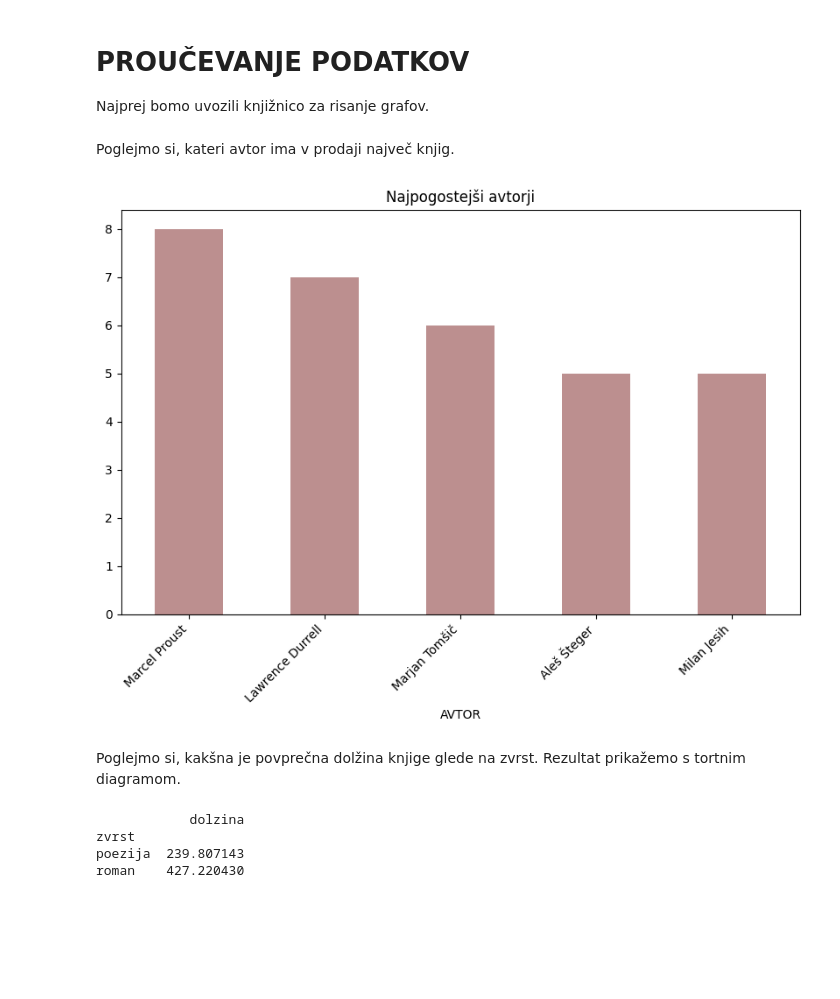
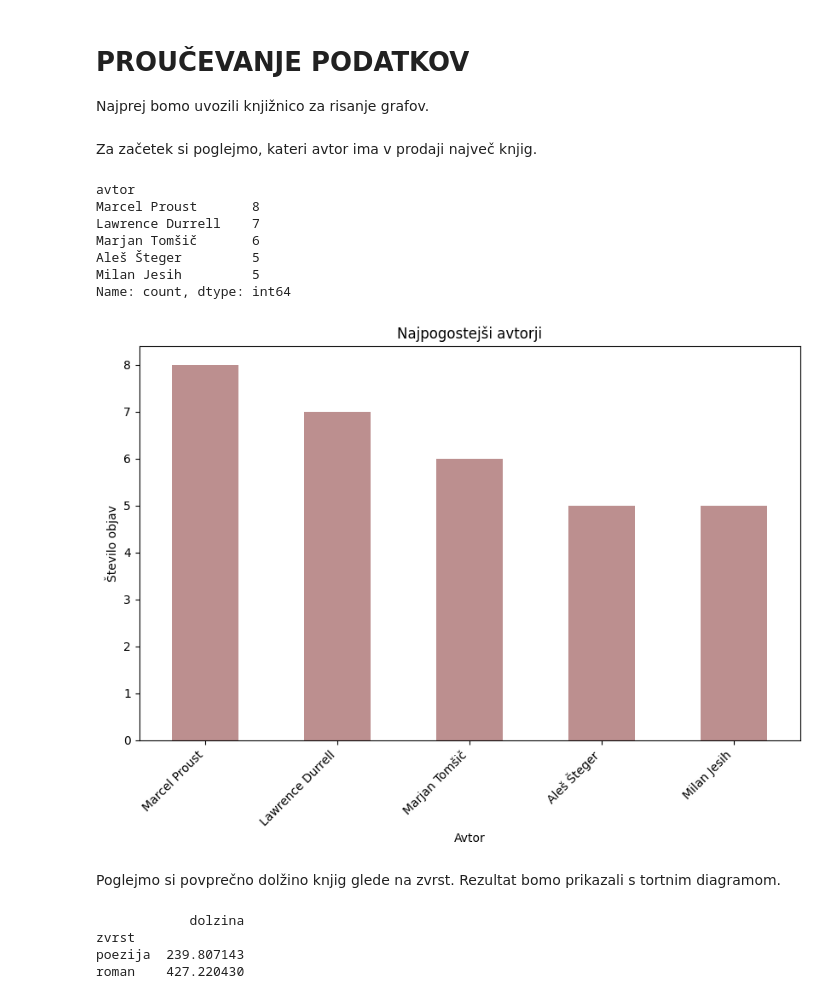
Before and after one commit to zAlaGregorc/UVP_projektna_naloga_Gregorc, a Jupyter notebook: analiza.ipynb, the cells around one changed output. Cells and saved outputs as stored; diff of their text form; code cells hidden in the pictures; blank space fills up the shorter version.

```diff
--- a/analiza.ipynb
+++ b/analiza.ipynb
@@ -51,21 +40,29 @@ Najprej bomo uvozili knjižnico za risanje grafov.
 # %%
 import matplotlib.pyplot as plt
 # %% [markdown]
-Poglejmo si, kateri avtor ima v prodaji največ knjig.
+Za začetek si poglejmo, kateri avtor ima v prodaji največ knjig.
 # %%
 # izberemo 5 najpogostejših avtorjev
 najpogosteje = KNJIGE['avtor'].value_counts().nlargest(5)
+print(najpogosteje)
 
-# narisemo histogram
+# narišemo histogram
 plt.figure(figsize=(10, 6))
 najpogosteje.plot(kind='bar', color='rosybrown')
 plt.title('Najpogostejši avtorji')
-plt.xlabel('AVTOR')
-plt.ylabel('')
+plt.xlabel('Avtor')
+plt.ylabel('Število objav')
 plt.xticks(rotation=45, ha='right')
 plt.show()
 # %% [output]
+avtor
+Marcel Proust       8
+Lawrence Durrell    7
+Marjan Tomšič       6
+Aleš Šteger         5
+Milan Jesih         5
+Name: count, dtype: int64
-[figure, old version]
+[figure, new version]
 # %% [markdown]
-Poglejmo si, kakšna je povprečna dolžina knjige glede na zvrst. Rezultat prikažemo s tortnim diagramom.
+Poglejmo si povprečno dolžino knjig glede na zvrst. Rezultat bomo prikazali s tortnim diagramom.
 # %%
```
Also changed, not shown: parts of 9 cells of this notebook.
